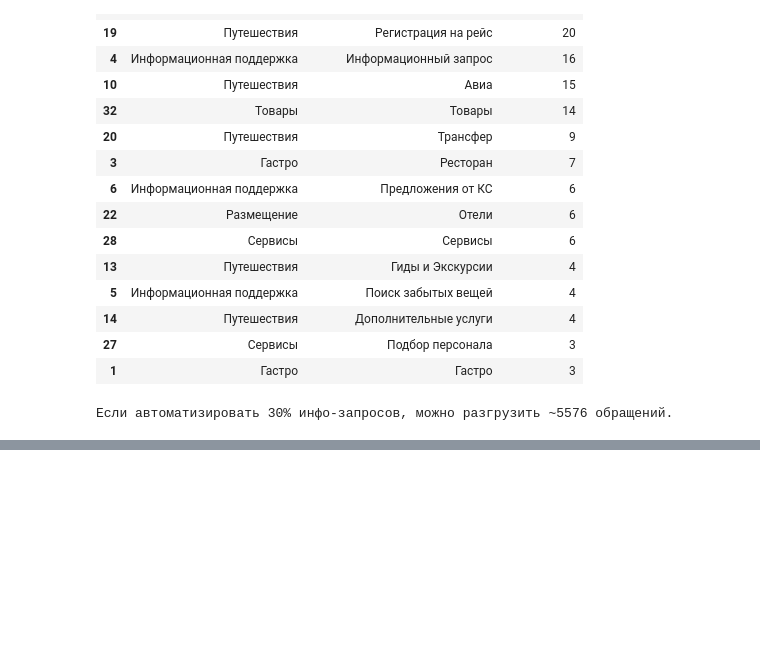
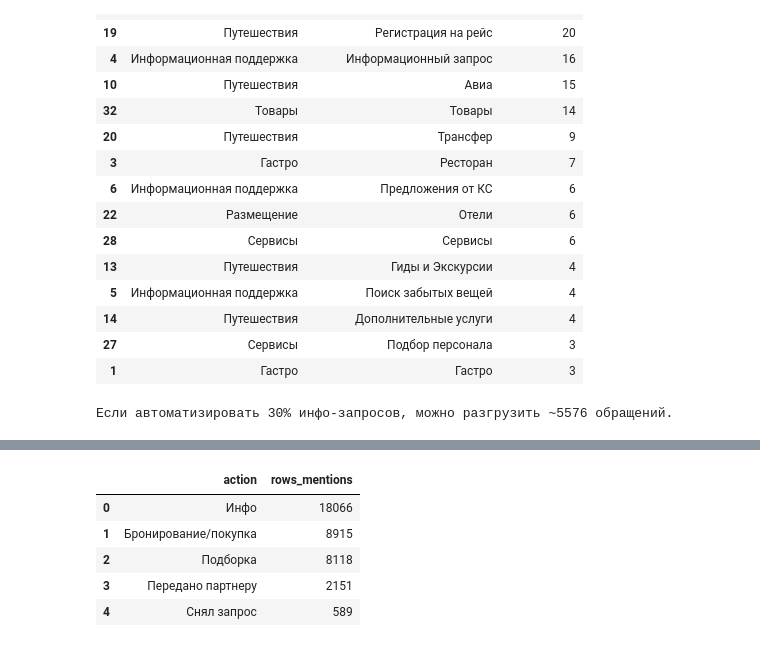
Before and after one commit to gggvitalii90/python_analytics_ich_120925, a Jupyter notebook: notebooks/concierge.ipynb, the cells around one changed output, grey strips where cells are left out. Cells and saved outputs as stored; diff of their text form; code cells hidden in the pictures; blank space fills up the shorter version.

```diff
--- a/notebooks/concierge.ipynb
+++ b/notebooks/concierge.ipynb
@@ -343,0 +350,84 @@ display(priority.head(20))
+# %%
+# Parse the "What was done" field as case/deal stages.
+import numpy as np
+import pandas as pd
+import matplotlib.pyplot as plt
+import seaborn as sns
+
+# Column names are selected by position to keep this cell robust to shell/notebook encoding issues.
+if 'concierge' not in globals():
+    concierge = pd.read_csv(
+        '..//data//concierge.csv',
+        dtype={0: str, 1: str, 2: str},
+        parse_dates=[9],
+        dayfirst=True
+    )
+
+COL_CASE = concierge.columns[0]
+COL_TASK = concierge.columns[1]
+COL_CLIENT = concierge.columns[2]
+COL_CATEGORY = concierge.columns[6]
+COL_SERVICE = concierge.columns[7]
+COL_DATE = concierge.columns[9]
+COL_WHAT = concierge.columns[10]
+
+INFO = "\u0418\u043d\u0444\u043e".encode().decode('unicode_escape')
+SELECTION = "\u041f\u043e\u0434\u0431\u043e\u0440\u043a\u0430".encode().decode('unicode_escape')
+BOOKING = "\u0411\u0440\u043e\u043d\u0438\u0440\u043e\u0432\u0430\u043d\u0438\u0435/\u043f\u043e\u043a\u0443\u043f\u043a\u0430".encode().decode('unicode_escape')
+PARTNER = "\u041f\u0435\u0440\u0435\u0434\u0430\u043d\u043e \u043f\u0430\u0440\u0442\u043d\u0435\u0440\u0443".encode().decode('unicode_escape')
+CANCEL = "\u0421\u043d\u044f\u043b \u0437\u0430\u043f\u0440\u043e\u0441".encode().decode('unicode_escape')
+
+funnel_actions = [INFO, SELECTION, BOOKING, PARTNER, CANCEL]
+
+def split_actions(value):
+    if pd.isna(value):
+        return []
+    return [x.strip() for x in str(value).split(',') if x.strip()]
+
+funnel_rows = concierge.copy()
+funnel_rows['actions_list'] = funnel_rows[COL_WHAT].apply(split_actions)
+
+row_actions = (
+    funnel_rows[[COL_CASE, COL_TASK, COL_CATEGORY, COL_SERVICE, 'actions_list']]
+    .explode('actions_list')
+    .rename(columns={'actions_list': 'action'})
+)
+row_actions = row_actions[row_actions['action'].notna() & (row_actions['action'] != '')]
+
+action_counts = (
+    row_actions['action']
+    .value_counts()
+    .rename_axis('action')
+    .reset_index(name='rows_mentions')
+)
+
+display(action_counts)
+
+case_funnel = (
+    funnel_rows
+    .groupby(COL_CASE, dropna=False)
+    .agg(
+        tasks=(COL_TASK, 'nunique'),
+        client_id=(COL_CLIENT, 'first'),
+        first_dt=(COL_DATE, 'min'),
+        last_dt=(COL_DATE, 'max'),
+        category=(COL_CATEGORY, lambda s: s.dropna().iloc[0] if s.notna().any() else np.nan),
+        service=(COL_SERVICE, lambda s: s.dropna().iloc[0] if s.notna().any() else np.nan),
+        actions_text=(COL_WHAT, lambda s: ', '.join(s.dropna().astype(str)))
+    )
+    .reset_index()
+)
+
+for action in funnel_actions:
+    case_funnel[action] = case_funnel['actions_text'].str.contains(action, regex=False, na=False)
+
+case_funnel['no_action'] = ~case_funnel[funnel_actions].any(axis=1)
+
+case_funnel.head()
+# %% [output]
+|  | action | rows_mentions |
+| 0 | Инфо | 18066 |
+| 1 | Бронирование/покупка | 8915 |
+| 2 | Подборка | 8118 |
+| 3 | Передано партнеру | 2151 |
+| 4 | Снял запрос | 589 |
```
Also changed, not shown: parts of 6 cells of this notebook.
